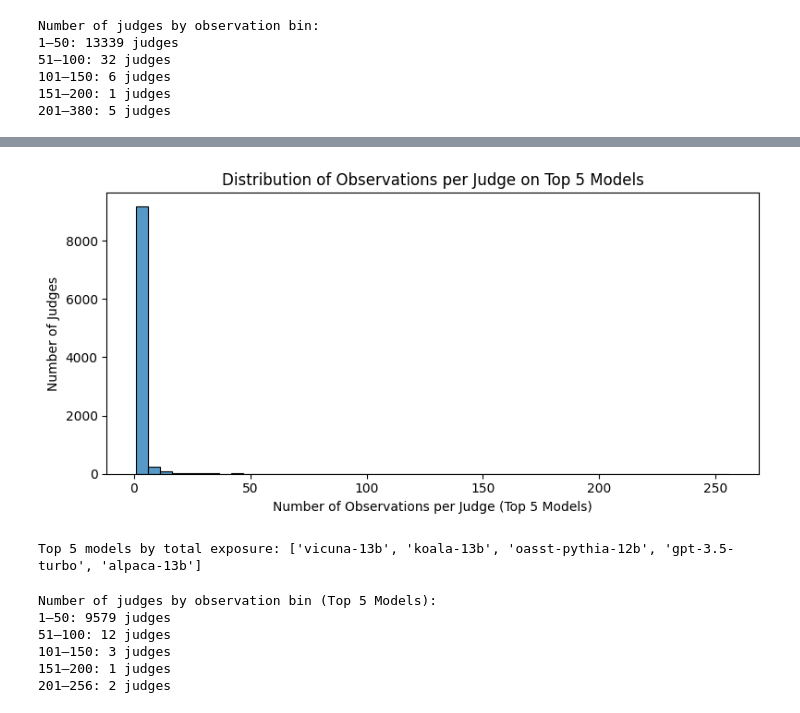
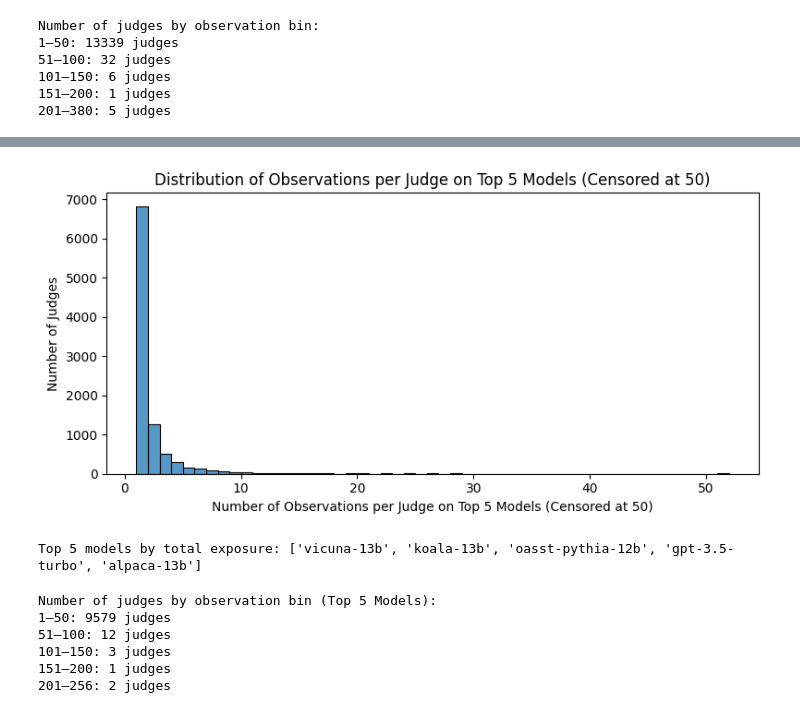
Before and after one commit to mithatkus/Chatbot-Arena-Analysis, a Jupyter notebook: chatbotarena_analysis.ipynb, the cells around one changed output, grey strips where cells are left out. Drawn from its saved outputs; the diff is of its cells as text; code cells hidden in the pictures.

```diff
--- a/chatbotarena_analysis.ipynb
+++ b/chatbotarena_analysis.ipynb
@@ -866,26 +896,28 @@ Number of judges by observation bin:
 # %%
 # visualizing observations per judge for top 5 most popular models
 
 # identify top 5 models by exposure
 model_exposures = pd.concat([df['model_a'], df['model_b']]).value_counts()
 top5_models = model_exposures.head(5).index.tolist()
 
 mask = df['model_a'].isin(top5_models) | df['model_b'].isin(top5_models)
 df_top5 = df[mask]
 
 obs_counts_top5 = df_top5['judge'].value_counts()
+censored_top5 = obs_counts_top5.copy()
+censored_top5[censored_top5 > 50] = 51
 
 plt.figure(figsize=(8, 4))
-sns.histplot(obs_counts_top5, bins=50, kde=False)
-plt.xlabel('Number of Observations per Judge (Top 5 Models)')
+sns.histplot(censored_top5, bins=range(1, 53), kde=False)
+plt.xlabel('Number of Observations per Judge on Top 5 Models (Censored at 50)')
 plt.ylabel('Number of Judges')
-plt.title('Distribution of Observations per Judge on Top 5 Models')
+plt.title('Distribution of Observations per Judge on Top 5 Models (Censored at 50)')
 plt.tight_layout()
 plt.show()
 
 print("Top 5 models by total exposure:", top5_models)
 # %% [output]
-[figure, old version]
+[figure, new version]
 Top 5 models by total exposure: ['vicuna-13b', 'koala-13b', 'oasst-pythia-12b', 'gpt-3.5-turbo', 'alpaca-13b']
 # %%
 # define bins and labels (same as for total observations)
```
Also changed, not shown: parts of 14 cells of this notebook.
